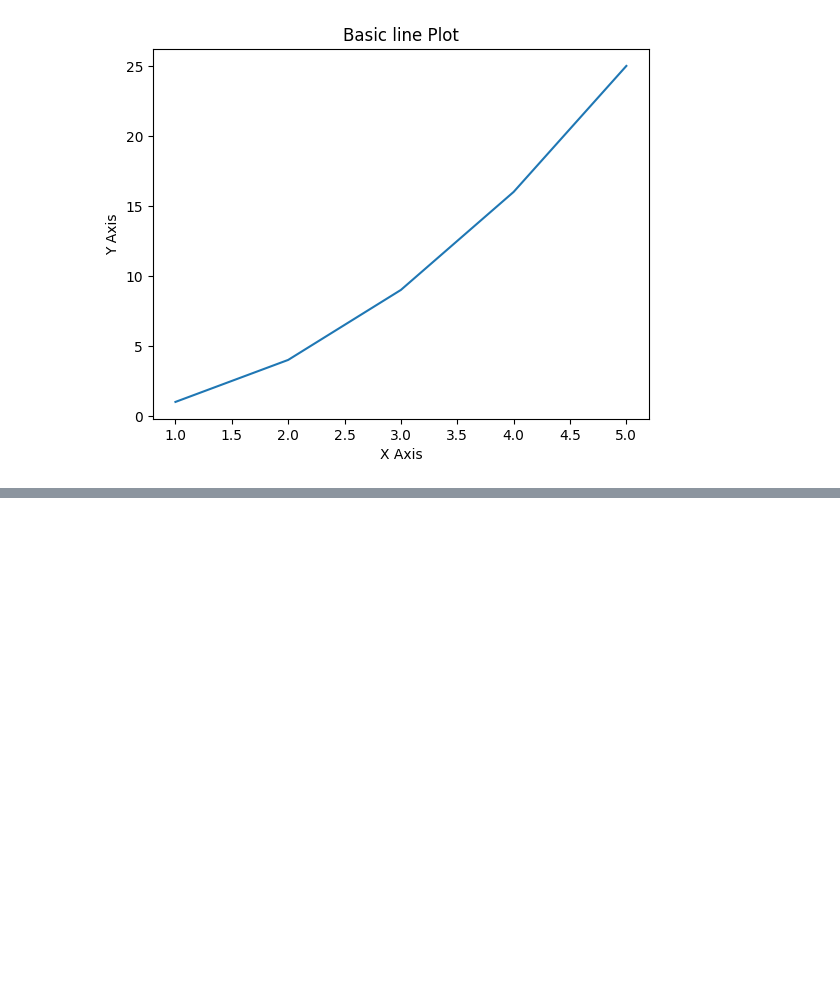
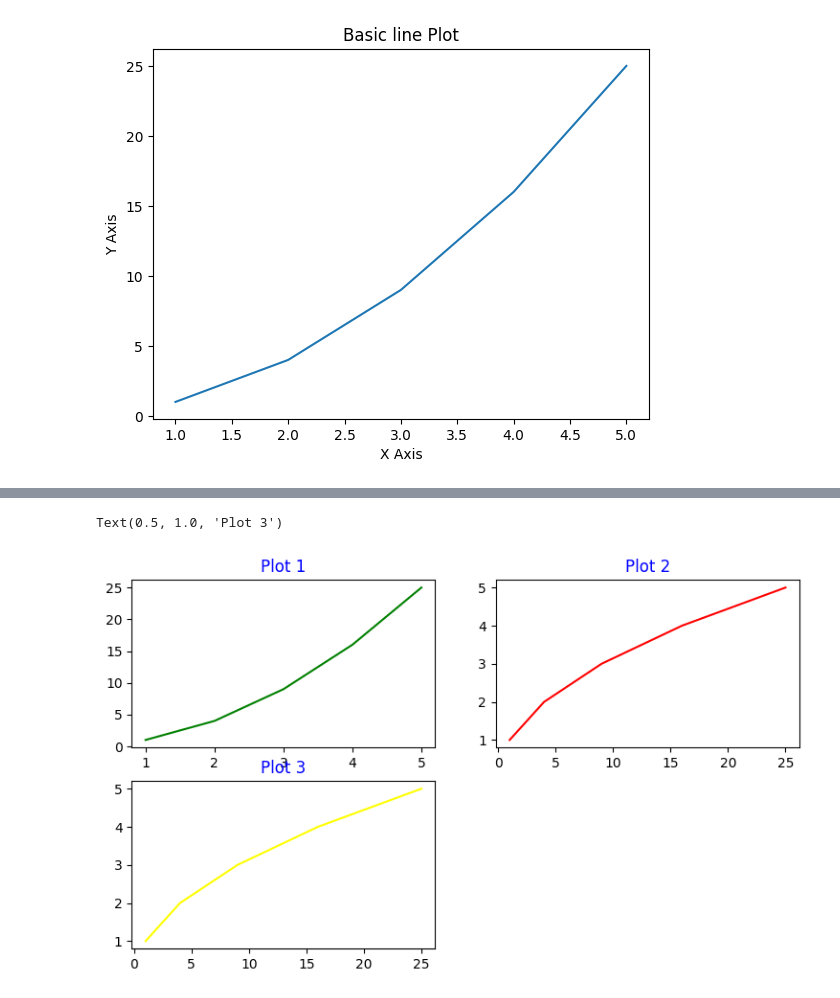
Before and after one commit to rajpuranirali/DS, a Jupyter notebook: DA/matplotlib.ipynb, the cells around one changed output, grey strips where cells are left out. Drawn from its saved outputs; the diff is of its cells as text; code cells hidden in the pictures; blank space fills up the shorter version.

```diff
--- a/DA/matplotlib.ipynb
+++ b/DA/matplotlib.ipynb
@@ -27,0 +58,23 @@ Text(0.5, 1.0, 'Basic line Plot')
+# %%
+# Multiple plots
+x = [1,2,3,4,5]
+y1 = [1,4,9,16,25]
+y2= [1,2,3,4,5]
+plt.figure(figsize = (9,5))
+
+plt.subplot(2,2,1) #(2:rows,2:columns,1:plot)
+plt.plot(x,y1,color = 'green')
+plt.title('Plot 1',color = 'blue')
+# plt.xlabel('X axis',color = 'blue')
+# plt.ylabel('Y axis',color = 'blue')
+
+plt.subplot(2,2,2) #(1:rows, 2:columns, 2:plot)
+plt.plot(y1,x,color = 'red')
+plt.title('Plot 2',color = 'blue')
+
+plt.subplot(2,2,3) #(2:rows, 2:columns, 3:plot)
+plt.plot(y1,x,color = 'yellow')
+plt.title('Plot 3',color = 'blue')
+# %% [output]
+Text(0.5, 1.0, 'Plot 3')
+[figure, added]
```
Also changed, not shown: parts of 4 cells of this notebook.
